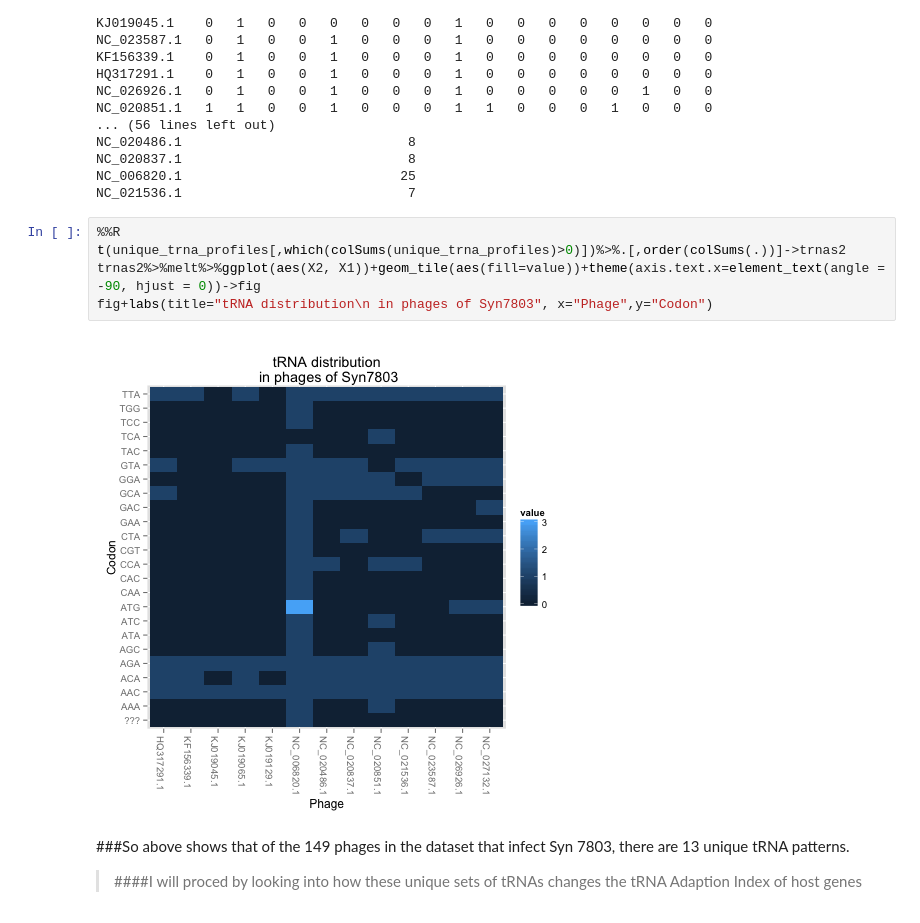
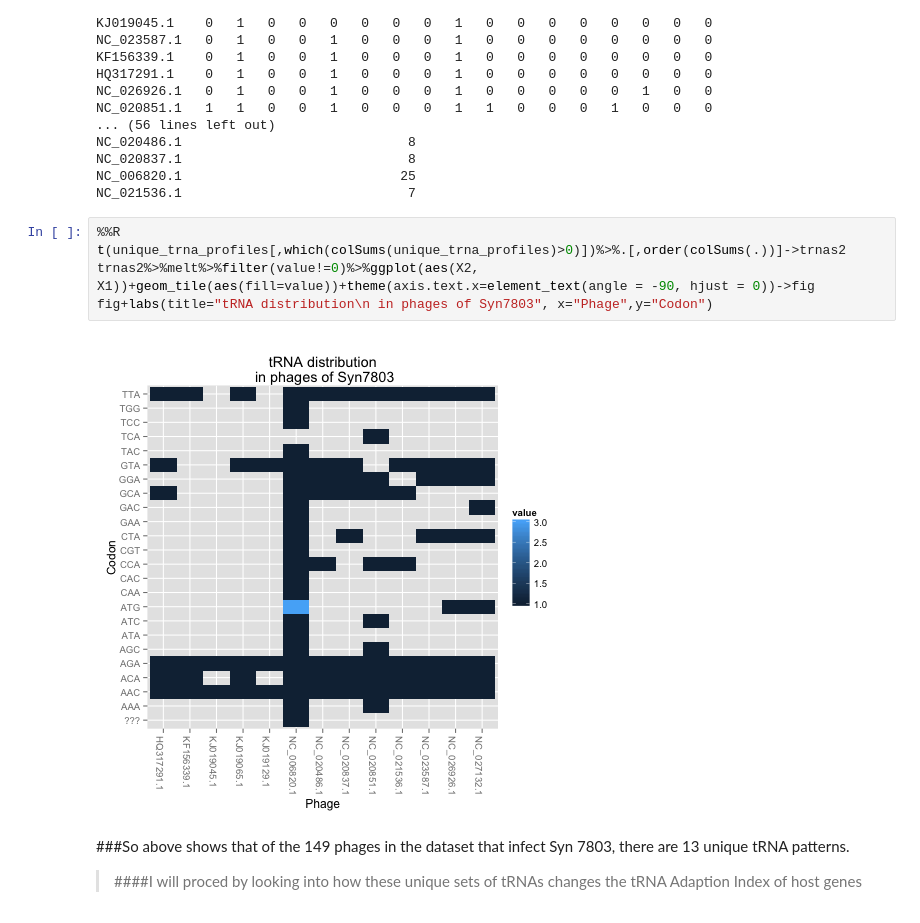
Before and after one commit to juliambrosman/tRNA_info, a Jupyter notebook: ptcs_Syn7803.ipynb, the cells around one changed output. Cells and saved outputs as stored; diff of their text form.

```diff
--- a/ptcs_Syn7803.ipynb
+++ b/ptcs_Syn7803.ipynb
@@ -286,10 +168,10 @@ NC_021536.1                             7
 # %%
 %%R
 t(unique_trna_profiles[,which(colSums(unique_trna_profiles)>0)])%>%.[,order(colSums(.))]->trnas2
-trnas2%>%melt%>%ggplot(aes(X2, X1))+geom_tile(aes(fill=value))+theme(axis.text.x=element_text(angle = -90, hjust = 0))->fig
+trnas2%>%melt%>%filter(value!=0)%>%ggplot(aes(X2, X1))+geom_tile(aes(fill=value))+theme(axis.text.x=element_text(angle = -90, hjust = 0))->fig
 fig+labs(title="tRNA distribution\n in phages of Syn7803", x="Phage",y="Codon")
 # %% [output]
-[figure, old version]
+[figure, new version]
 # %% [markdown]
 ###So above shows that of the 149 phages in the dataset that infect Syn 7803, there are 13 unique tRNA patterns.
 >####I will proced by looking into how these unique sets of tRNAs changes the tRNA Adaption Index of host genes
```
Also changed, not shown: parts of 6 cells of this notebook, 11 other files.
